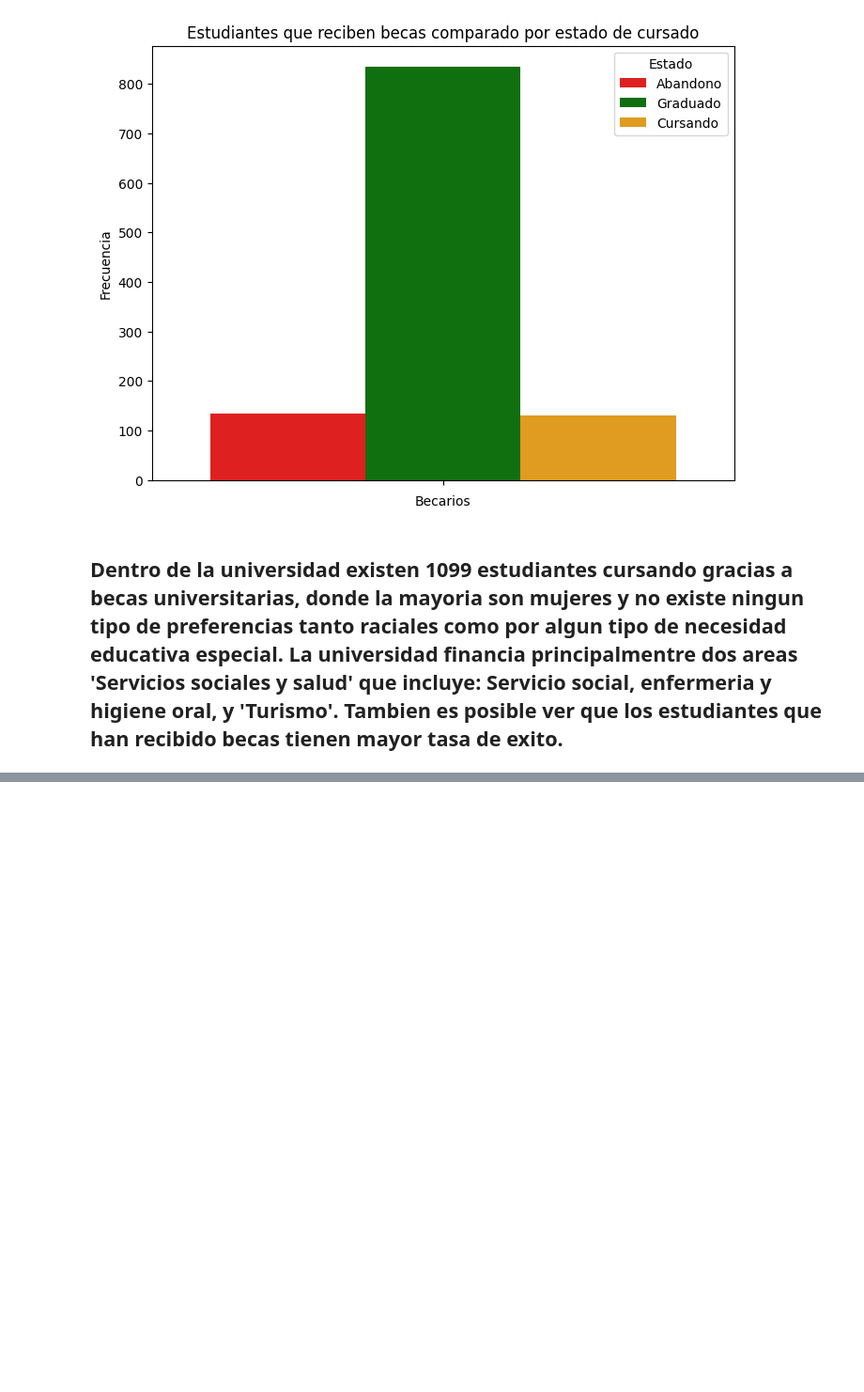
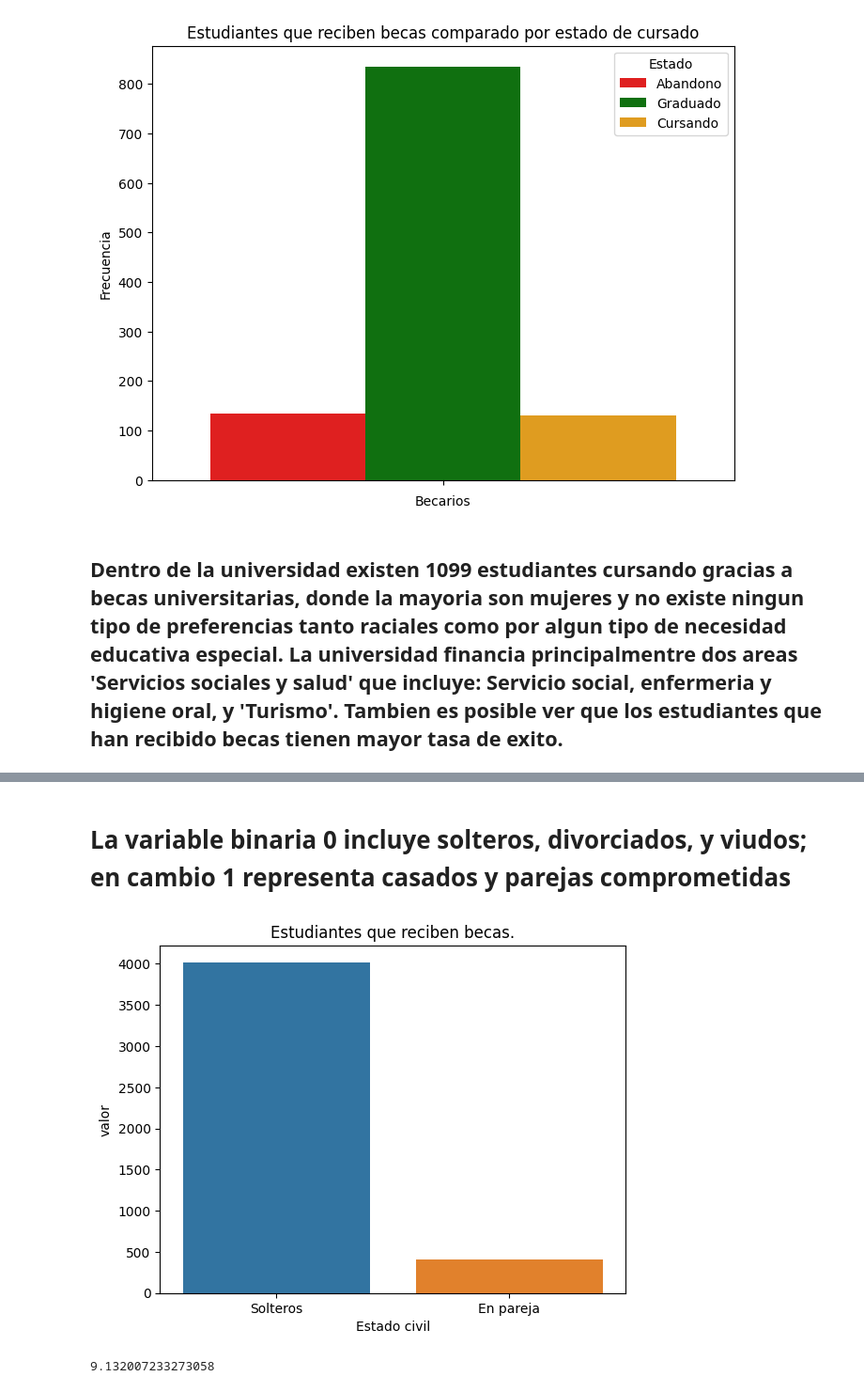
Before and after one commit to fowardelcac/Abandono-Escolar, a Jupyter notebook: Notebooks/conclusiones.ipynb, the cells around one changed output, grey strips where cells are left out. Shown at 94% size. Saved outputs shown, nothing was run; the diff lists cells and outputs as text; code cells hidden in the pictures; blank space fills up the shorter version.

```diff
--- a/Notebooks/conclusiones.ipynb
+++ b/Notebooks/conclusiones.ipynb
@@ -255,0 +251,18 @@ Object `rate` not found.
+# %% [markdown]
+# La variable binaria 0 incluye solteros, divorciados, y viudos; en cambio 1 representa casados y parejas comprometidas
+# %%
+sns.countplot(x='Marital status', data=df)
+
+plt.ylabel("valor")
+plt.xlabel("Estado civil")
+plt.title("Estudiantes que reciben becas.")
+plt.xticks(ticks=[0,1], labels=['Solteros','En pareja'])
+
+# Muestra el gráfico
+plt.show()
+# %% [output]
+[figure, added]
+# %%
+frecuencia_relativa(df, df[df['Marital status'] == 1])
+# %% [output]
+9.132007233273058
```
Also changed, not shown: parts of 6 cells of this notebook.
